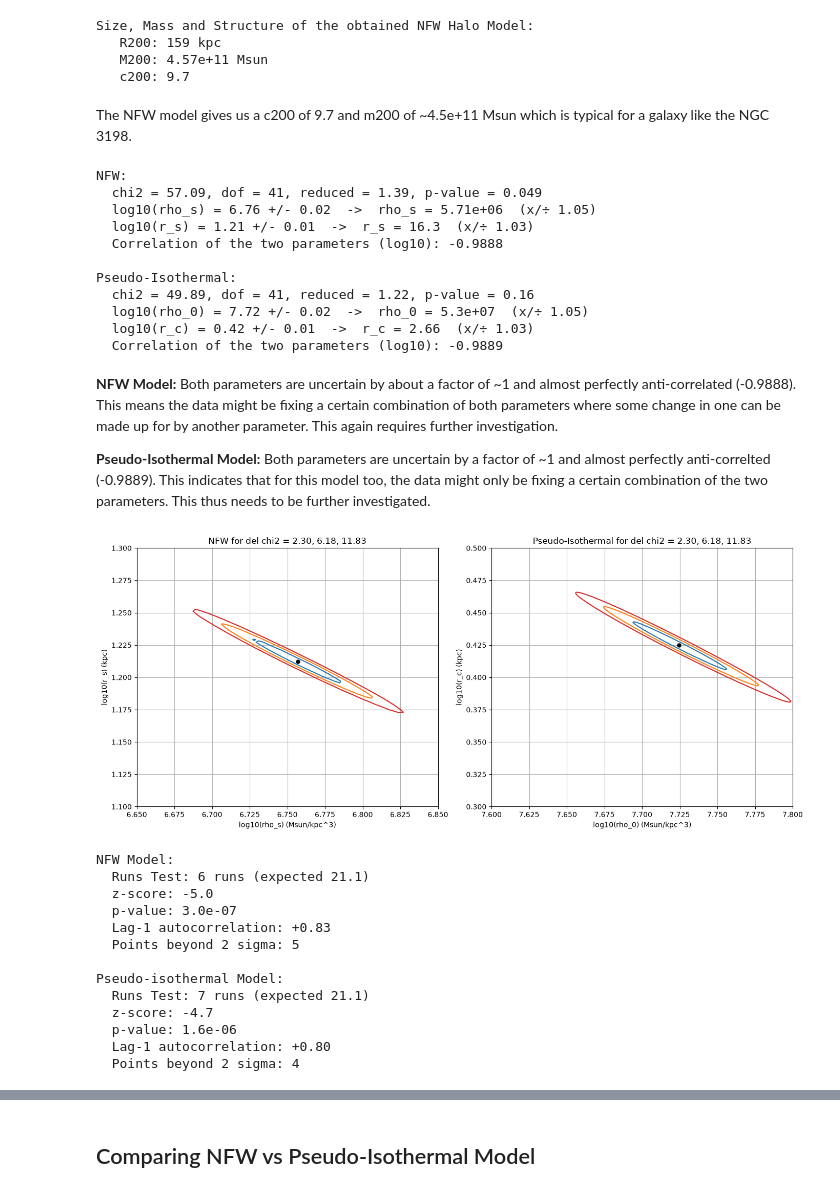
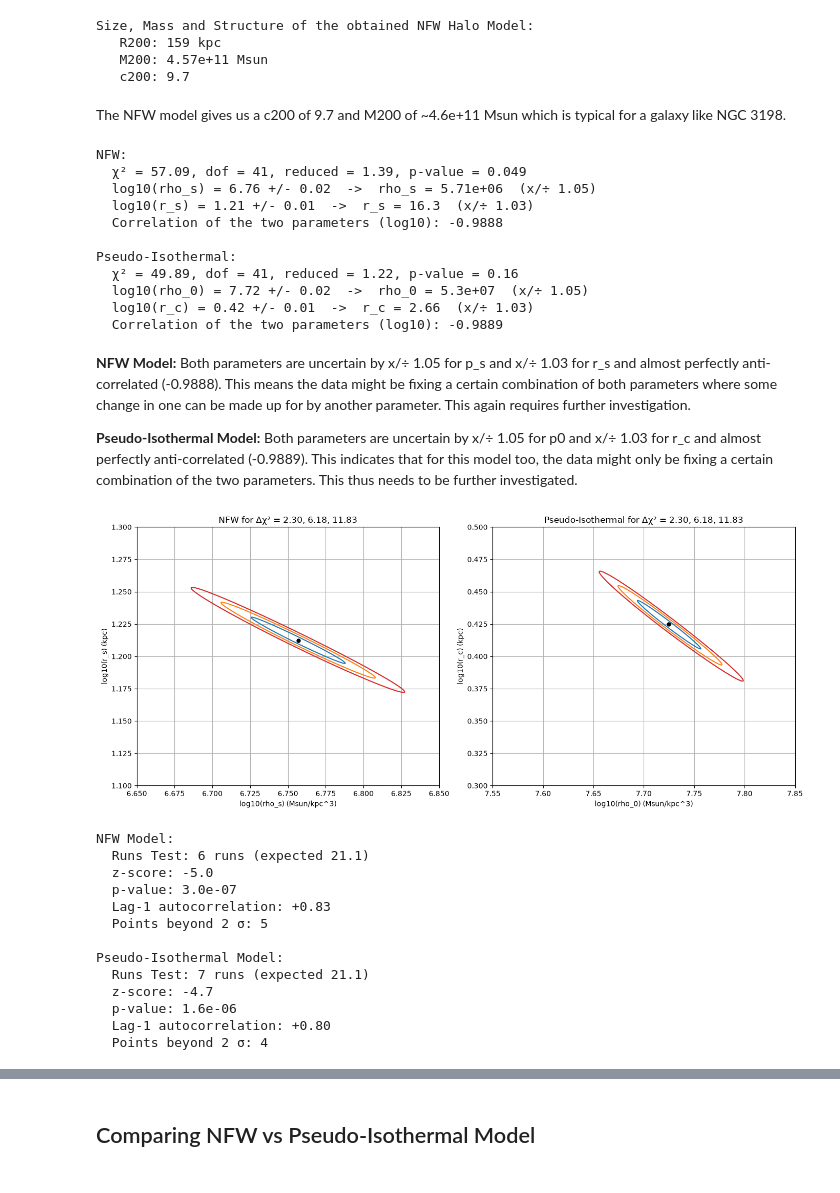
Before and after one commit to shubh965/Dark-Matter-Halo-Profile-Fitting, a Jupyter notebook: NGC3198.ipynb, the cells around one changed output, grey strips where cells are left out. Drawn from its saved outputs; the diff is of its cells as text; code cells hidden in the pictures.

```diff
--- a/NGC3198.ipynb
+++ b/NGC3198.ipynb
@@ -382,7 +387,7 @@ Size, Mass and Structure of the obtained NFW Halo Model:
    M200: 4.57e+11 Msun
    c200: 9.7
 # %% [markdown]
-The NFW model gives us a c200 of 9.7 and m200 of ~4.5e+11 Msun which is typical for a galaxy like the NGC 3198.
+The NFW model gives us a c200 of 9.7 and M200 of ~4.6e+11 Msun which is typical for a galaxy like NGC 3198.
 # %%
 def fit_report(fit, labels, name):
     J = fit.jac
@@ -395,7 +400,7 @@ def fit_report(fit, labels, name):
     dof = len(vobs) - len(fit.x)
 
     print(name, ":", sep = "")
-    print(f"  chi2 = {chi2:.2f}, dof = {dof}, reduced = {chi2/dof:.2f}, p-value = {chi2_dist.sf(chi2, dof):.2g}")
+    print(f"  χ² = {chi2:.2f}, dof = {dof}, reduced = {chi2/dof:.2f}, p-value = {chi2_dist.sf(chi2, dof):.2g}")
     for lab, val, e in zip(labels, fit.x, err):
         print(f"  log10({lab}) = {val:.2f} +/- {e:.2f}  ->  {lab} = {10**val:.3g}  (x/÷ {10**e:.2f})")
     print(f"  Correlation of the two parameters (log10): {corr:+.4f}\n")
@@ -404,58 +409,53 @@ fit_report(fit_nfw,  ["rho_s", "r_s"], "NFW")
 fit_report(fit_core, ["rho_0", "r_c"], "Pseudo-Isothermal")
 # %% [output]
 NFW:
-  chi2 = 57.09, dof = 41, reduced = 1.39, p-value = 0.049
+  χ² = 57.09, dof = 41, reduced = 1.39, p-value = 0.049
   log10(rho_s) = 6.76 +/- 0.02  ->  rho_s = 5.71e+06  (x/÷ 1.05)
   log10(r_s) = 1.21 +/- 0.01  ->  r_s = 16.3  (x/÷ 1.03)
   Correlation of the two parameters (log10): -0.9888
 
 Pseudo-Isothermal:
-  chi2 = 49.89, dof = 41, reduced = 1.22, p-value = 0.16
+  χ² = 49.89, dof = 41, reduced = 1.22, p-value = 0.16
   log10(rho_0) = 7.72 +/- 0.02  ->  rho_0 = 5.3e+07  (x/÷ 1.05)
   log10(r_c) = 0.42 +/- 0.01  ->  r_c = 2.66  (x/÷ 1.03)
   Correlation of the two parameters (log10): -0.9889
 # %% [markdown]
-**NFW Model:** Both parameters are uncertain by about a factor of ~1 and almost perfectly anti-correlated (-0.9888). This means the data might be fixing a certain combination of both parameters where some change in one can be made up for by another parameter. This again requires further investigation.
+**NFW Model:** Both parameters are uncertain by x/÷ 1.05 for p_s and x/÷ 1.03 for r_s and almost perfectly anti-correlated (-0.9888). This means the data might be fixing a certain combination of both parameters where some change in one can be made up for by another parameter. This again requires further investigation.
 
-**Pseudo-Isothermal Model:** Both parameters are uncertain by a factor of ~1 and almost perfectly anti-correlted (-0.9889). This indicates that for this model too, the data might only be fixing a certain combination of the two parameters. This thus needs to be further investigated.
+**Pseudo-Isothermal Model:** Both parameters are uncertain by x/÷ 1.05 for p0 and x/÷ 1.03 for r_c and almost perfectly anti-correlated (-0.9889). This indicates that for this model too, the data might only be fixing a certain combination of the two parameters. This thus needs to be further investigated.
 # %%
 def chi2_grid(resid, lrho, lrs):
     return np.array([[np.sum(resid([a, b])**2) for a in lrho] for b in lrs])
 
 levels = [2.30, 6.18, 11.83]     # 1, 2, 3 sigma for 2 free parameters
 
 fig, axes = plt.subplots(1, 2, figsize=(14, 6))
 
 for ax, resid, fit, ttl, (xr, yr) in [
-        (axes[0], residuals_nfw, fit_nfw, "NFW", ((3, 9), (-1, 3))),
-        (axes[1], residuals_core, fit_core, "Pseudo-Isothermal", ((6.5, 8.5), (-0.5, 1.0)))]:
+        (axes[0], residuals_nfw, fit_nfw, "NFW", ((6.65, 6.85), (1.1, 1.3))),
+        (axes[1], residuals_core, fit_core, "Pseudo-Isothermal", ((7.55, 7.85), (0.3, 0.5)))]:
 
     lrho = np.linspace(*xr, 2000)
     lrs = np.linspace(*yr, 2000)
     grid = chi2_grid(resid, lrho, lrs)
 
     ax.contour(lrho, lrs, grid - 2*fit.cost, levels=levels, colors=["C0", "C1", "C3"])
 
     ax.plot(*fit.x, 'o', ms=5, color='black')
 
-    ax.set_title(f"{ttl} for del chi2 = 2.30, 6.18, 11.83")
+    ax.set_title(f"{ttl} for Δχ² = 2.30, 6.18, 11.83")
 
 axes[0].set_xlabel("log10(rho_s) (Msun/kpc^3)")
 axes[0].set_ylabel("log10(r_s) (kpc)")
 
 axes[1].set_xlabel("log10(rho_0) (Msun/kpc^3)")
 axes[1].set_ylabel("log10(r_c) (kpc)")
 
-axes[0].set_xlim(6.65, 6.85)
-axes[0].set_ylim(1.1, 1.3)
-
-axes[1].set_xlim(7.6, 7.8)
-axes[1].set_ylim(0.3, 0.5)
-
 plt.tight_layout()
+plt.savefig("assets/chi2_contours.png", dpi=300)
 plt.show()
 # %% [output]
-[figure, old version]
+[figure, new version]
 # %%
 def residual_diagnostics(res, name):
     s = np.sign(res)
@@ -474,24 +474,24 @@ def residual_diagnostics(res, name):
     print(f"  z-score: {z:.1f}")
     print(f"  p-value: {norm.cdf(z):.1e}")
     print(f"  Lag-1 autocorrelation: {lag1:+.2f}")
-    print(f"  Points beyond 2 sigma: {(abs(res) > 2).sum()}\n")
+    print(f"  Points beyond 2 σ: {(abs(res) > 2).sum()}\n")
 
 residual_diagnostics(normalized_residuals_nfw,  "NFW")
-residual_diagnostics(normalized_residuals_core, "Pseudo-isothermal")
+residual_diagnostics(normalized_residuals_core, "Pseudo-Isothermal")
 # %% [output]
 NFW Model:
   Runs Test: 6 runs (expected 21.1)
   z-score: -5.0
   p-value: 3.0e-07
   Lag-1 autocorrelation: +0.83
-  Points beyond 2 sigma: 5
+  Points beyond 2 σ: 5
 
-Pseudo-isothermal Model:
+Pseudo-Isothermal Model:
   Runs Test: 7 runs (expected 21.1)
   z-score: -4.7
   p-value: 1.6e-06
   Lag-1 autocorrelation: +0.80
-  Points beyond 2 sigma: 4
+  Points beyond 2 σ: 4
 # %% [markdown]
 **Parameter Degeneracy & Fit Quality:**
 
```
Also changed, not shown: parts of 21 cells of this notebook, 10 other files.
